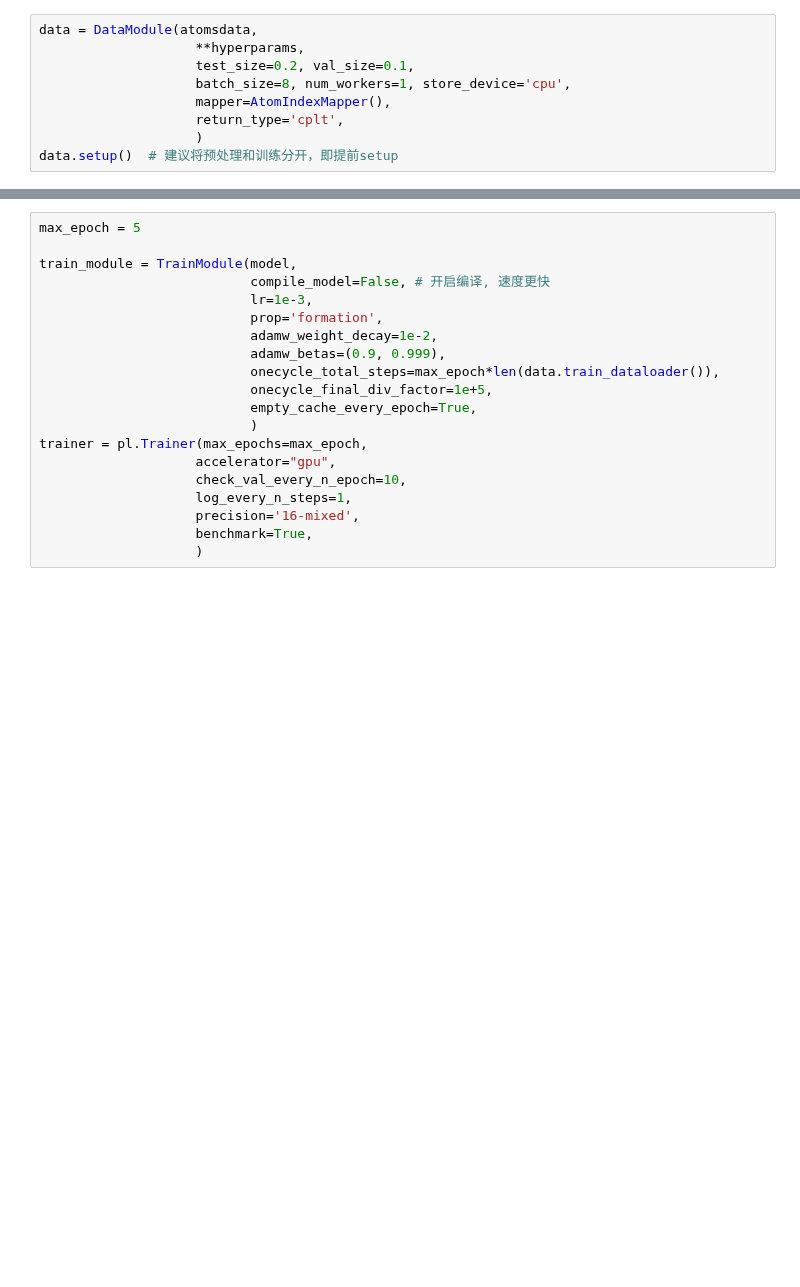
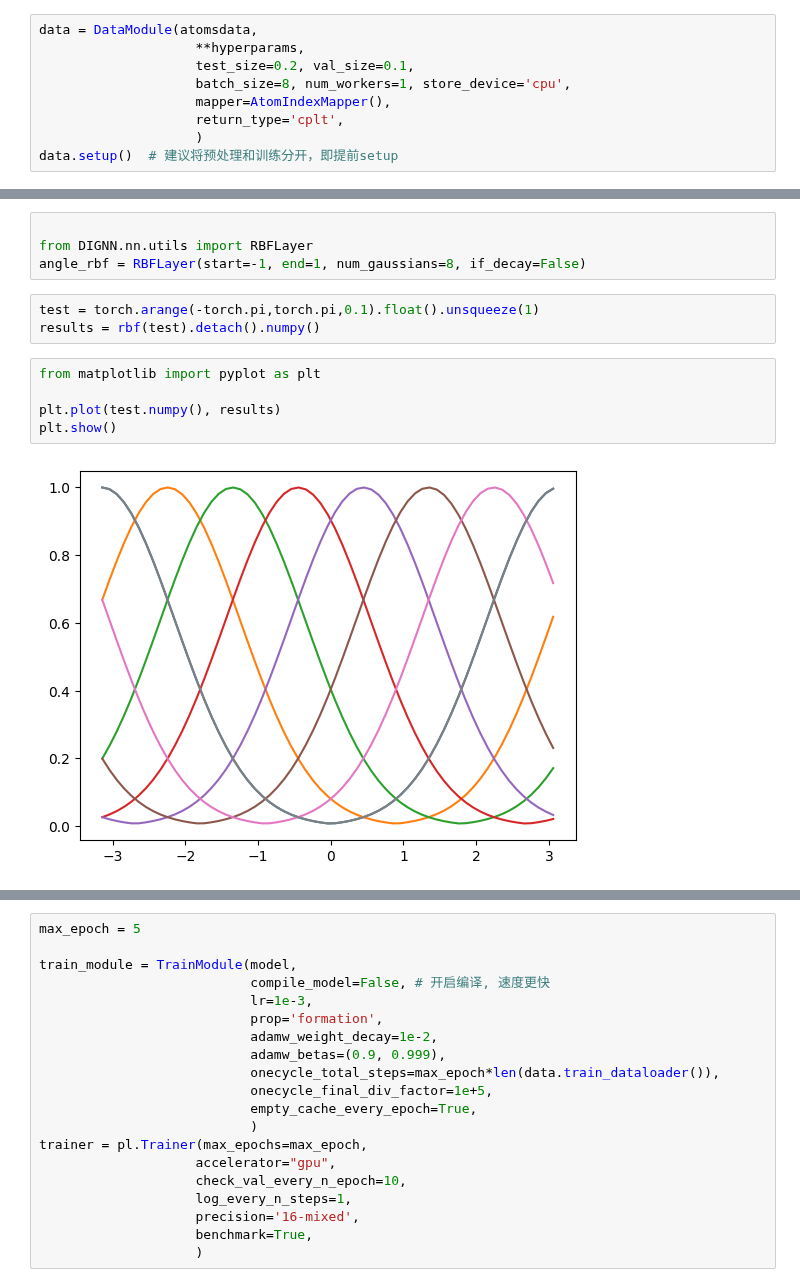
Before and after one commit to YS-Tang/DIGNN, a Jupyter notebook: examples/simple_train.ipynb, the cells around one changed output, grey strips where cells are left out. Saved outputs shown, nothing was run; the diff lists cells and outputs as text; blank space fills up the shorter version.

```diff
--- a/examples/simple_train.ipynb
+++ b/examples/simple_train.ipynb
@@ -80,0 +97,14 @@ model.processor.lcp.global_processor.cuda()
+# %%
+
+from DIGNN.nn.utils import RBFLayer
+angle_rbf = RBFLayer(start=-1, end=1, num_gaussians=8, if_decay=False)
+# %%
+test = torch.arange(-torch.pi,torch.pi,0.1).float().unsqueeze(1)
+results = rbf(test).detach().numpy()
+# %%
+from matplotlib import pyplot as plt
+
+plt.plot(test.numpy(), results)
+plt.show()
+# %% [output]
+[figure, added]
```
Also changed, not shown: parts of 3 cells of this notebook, 2 other files.
